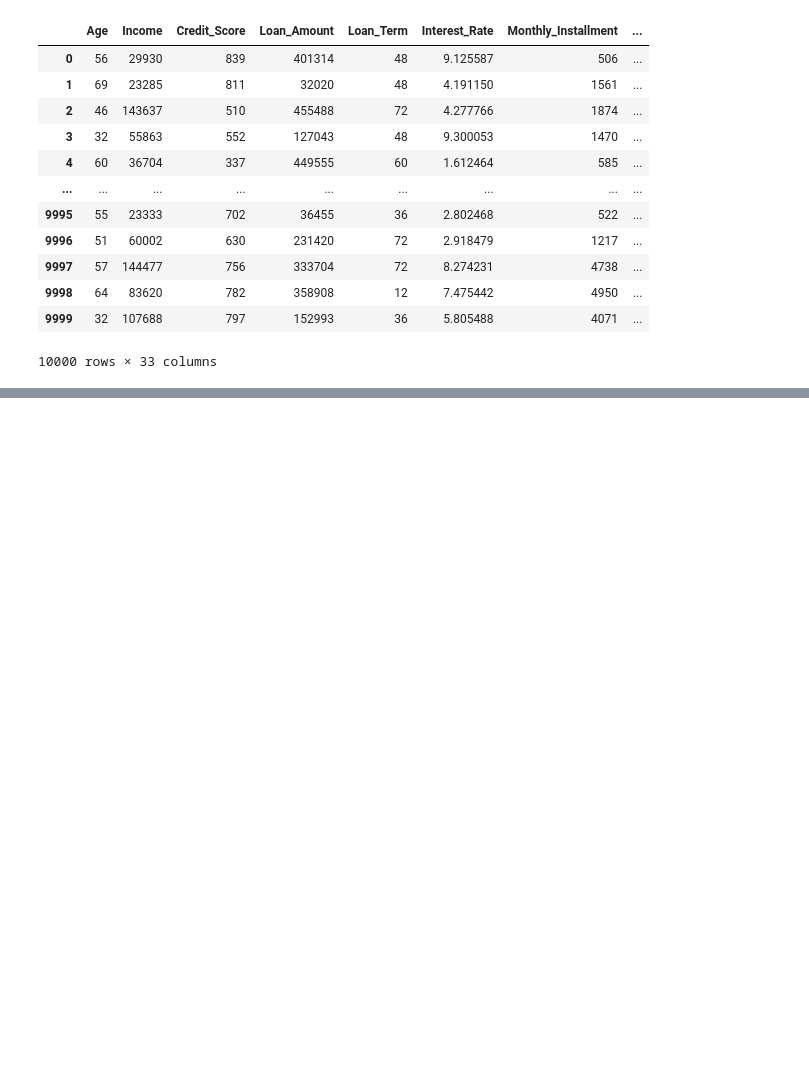
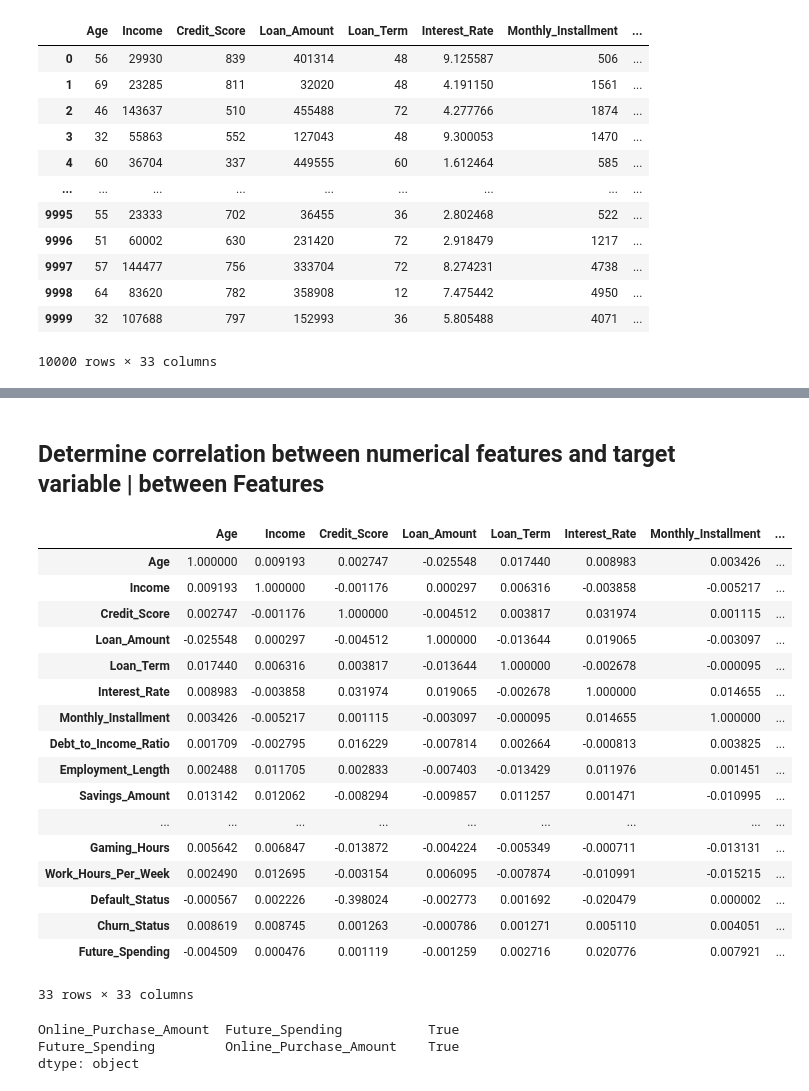
Before and after one commit to Pallavi5775/practice_set_1_overfitting, a Jupyter notebook: pp.ipynb, the cells around one changed output, grey strips where cells are left out. Saved outputs shown, nothing was run; the diff lists cells and outputs as text; code cells hidden in the pictures; blank space fills up the shorter version.

```diff
--- a/pp.ipynb
+++ b/pp.ipynb
@@ -20,0 +67,38 @@ df
+# %% [markdown]
+## Determine correlation between numerical features and target variable | between Features
+# %%
+num_corr_matrix = df[df.columns].corr(method="pearson")
+
+num_corr_matrix
+# %% [output]
+|  | Age | Income | Credit_Score | Loan_Amount | Loan_Term | Interest_Rate | Monthly_Installment | ... |
+| Age | 1.000000 | 0.009193 | 0.002747 | -0.025548 | 0.017440 | 0.008983 | 0.003426 | ... |
+| Income | 0.009193 | 1.000000 | -0.001176 | 0.000297 | 0.006316 | -0.003858 | -0.005217 | ... |
+| Credit_Score | 0.002747 | -0.001176 | 1.000000 | -0.004512 | 0.003817 | 0.031974 | 0.001115 | ... |
+| Loan_Amount | -0.025548 | 0.000297 | -0.004512 | 1.000000 | -0.013644 | 0.019065 | -0.003097 | ... |
+| Loan_Term | 0.017440 | 0.006316 | 0.003817 | -0.013644 | 1.000000 | -0.002678 | -0.000095 | ... |
+| Interest_Rate | 0.008983 | -0.003858 | 0.031974 | 0.019065 | -0.002678 | 1.000000 | 0.014655 | ... |
+| Monthly_Installment | 0.003426 | -0.005217 | 0.001115 | -0.003097 | -0.000095 | 0.014655 | 1.000000 | ... |
+| Debt_to_Income_Ratio | 0.001709 | -0.002795 | 0.016229 | -0.007814 | 0.002664 | -0.000813 | 0.003825 | ... |
+| Employment_Length | 0.002488 | 0.011705 | 0.002833 | -0.007403 | -0.013429 | 0.011976 | 0.001451 | ... |
+| Savings_Amount | 0.013142 | 0.012062 | -0.008294 | -0.009857 | 0.011257 | 0.001471 | -0.010995 | ... |
+| ... | ... | ... | ... | ... | ... | ... | ... | ... |
+| Gaming_Hours | 0.005642 | 0.006847 | -0.013872 | -0.004224 | -0.005349 | -0.000711 | -0.013131 | ... |
+| Work_Hours_Per_Week | 0.002490 | 0.012695 | -0.003154 | 0.006095 | -0.007874 | -0.010991 | -0.015215 | ... |
+| Default_Status | -0.000567 | 0.002226 | -0.398024 | -0.002773 | 0.001692 | -0.020479 | 0.000002 | ... |
+| Churn_Status | 0.008619 | 0.008745 | 0.001263 | -0.000786 | 0.001271 | 0.005110 | 0.004051 | ... |
+| Future_Spending | -0.004509 | 0.000476 | 0.001119 | -0.001259 | 0.002716 | 0.020776 | 0.007921 | ... |
+33 rows × 33 columns
+# %%
+import numpy as np
+# Identify highly correlated features (absolute correlation > 0.8)
+high_corr_pairs = num_corr_matrix.abs() > 0.8
+high_corr_pairs = high_corr_pairs.where(~np.eye(high_corr_pairs.shape[0],dtype=bool)).stack()
+
+# Filter pairs with True values
+high_corr_pairs = high_corr_pairs[high_corr_pairs]
+print(high_corr_pairs)
+# %% [output]
+Online_Purchase_Amount  Future_Spending           True
+Future_Spending         Online_Purchase_Amount    True
+dtype: object
```
Also changed, not shown: parts of 28 cells of this notebook, 3 other files.
